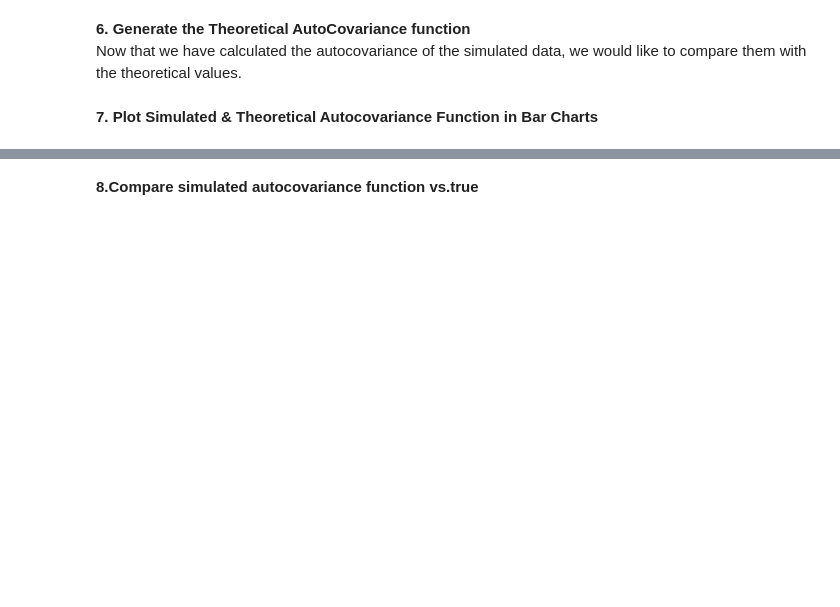
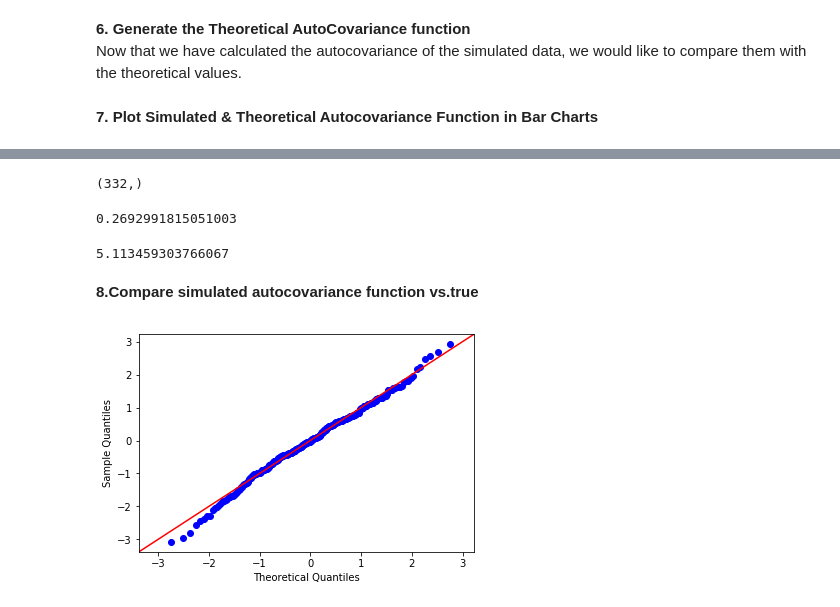
Before and after one commit to jm4474/Courses-TimeSeries-Undergraduate, a Jupyter notebook: 4_Lecture/2Code/Python/time series lecture4.ipynb, the cells around one changed output, grey strips where cells are left out. Cells and saved outputs as stored; diff of their text form; code cells hidden in the pictures; blank space fills up the shorter version.

```diff
--- a/4_Lecture/2Code/Python/time series lecture4.ipynb
+++ b/4_Lecture/2Code/Python/time series lecture4.ipynb
@@ -187,2 +187,27 @@ plt.show()
+# %%
+example_CLT = np.zeros(int(np.floor((T-3)/3)))
+# %%
+example_CLT.shape
+# %% [output]
+(332,)
+# %%
+for t in range(int(np.floor((T-3)/3))):
+    example_CLT[t] =  np.cov(Xt[(1+(3*t)),:],Xt[(2+(3*t)),:],bias=True)[1,0]
+# %%
+
+
+np.std(example_CLT)
+# %% [output]
+0.2692991815051003
+# %%
+np.std(Xt[0,:])
+# %% [output]
+5.113459303766067
 # %% [markdown]
 **8.Compare simulated autocovariance function vs.true**
+# %%
+import statsmodels.api as sm
+
+CLTplot = sm.qqplot((example_CLT-theta)/np.std(example_CLT),line='45')
+# %% [output]
+[figure, added]
```
Also changed, not shown: parts of 12 cells of this notebook.
